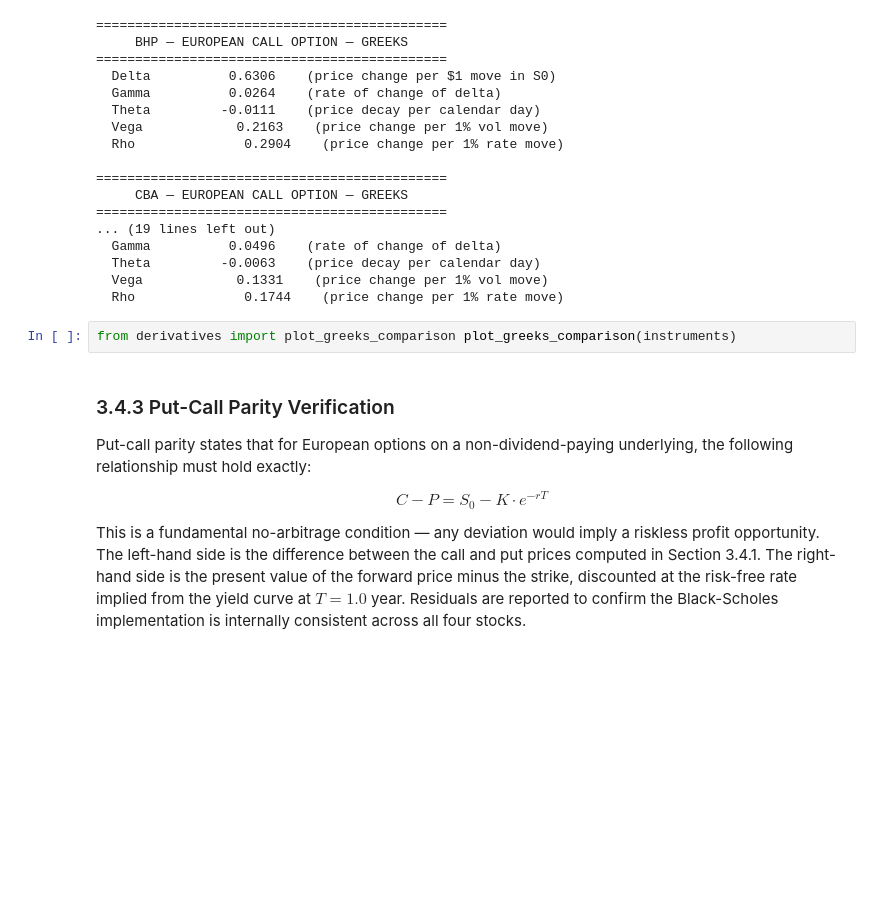
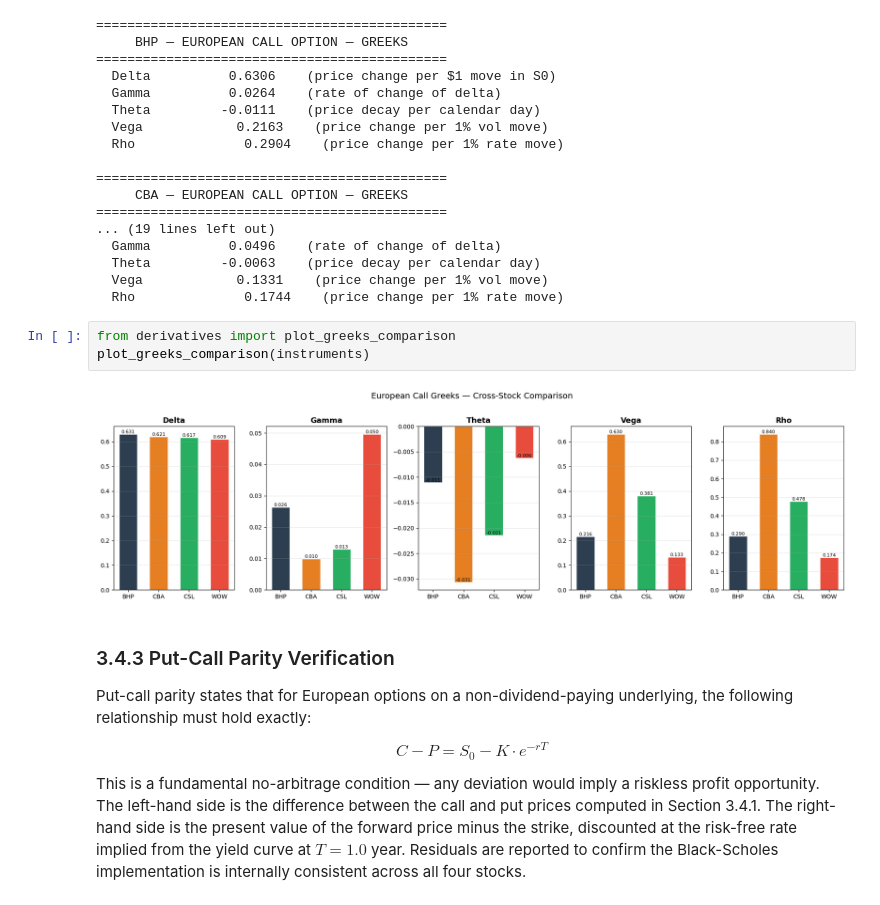
Before and after one commit to alicepini981-sudo/T4-Group-4-FINM3422-A3, a Jupyter notebook: notebooks/trading_desk_analysis.ipynb, the cells around one changed output. Cells and saved outputs as stored; diff of their text form; blank space fills up the shorter version.

```diff
--- a/notebooks/trading_desk_analysis.ipynb
+++ b/notebooks/trading_desk_analysis.ipynb
@@ -342,7 +344,10 @@ for name, inst in instruments.items():
   Vega            0.1331    (price change per 1% vol move)
   Rho              0.1744    (price change per 1% rate move)
 # %%
-from derivatives import plot_greeks_comparison plot_greeks_comparison(instruments)
+from derivatives import plot_greeks_comparison
+plot_greeks_comparison(instruments)
+# %% [output]
+[figure, added]
 # %% [markdown]
 ### 3.4.3 Put-Call Parity Verification
 
```
Also changed, not shown: parts of 4 cells of this notebook.
